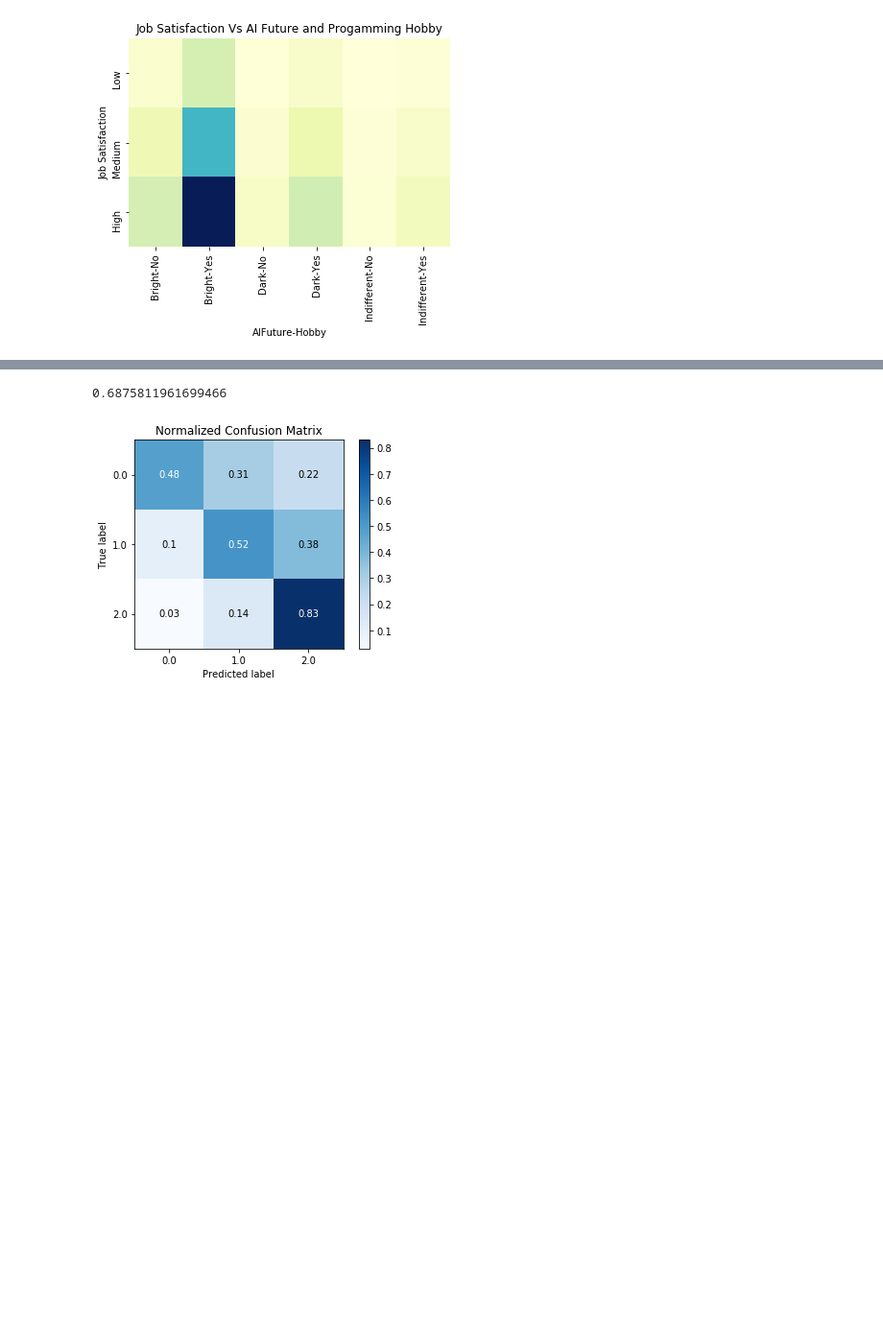
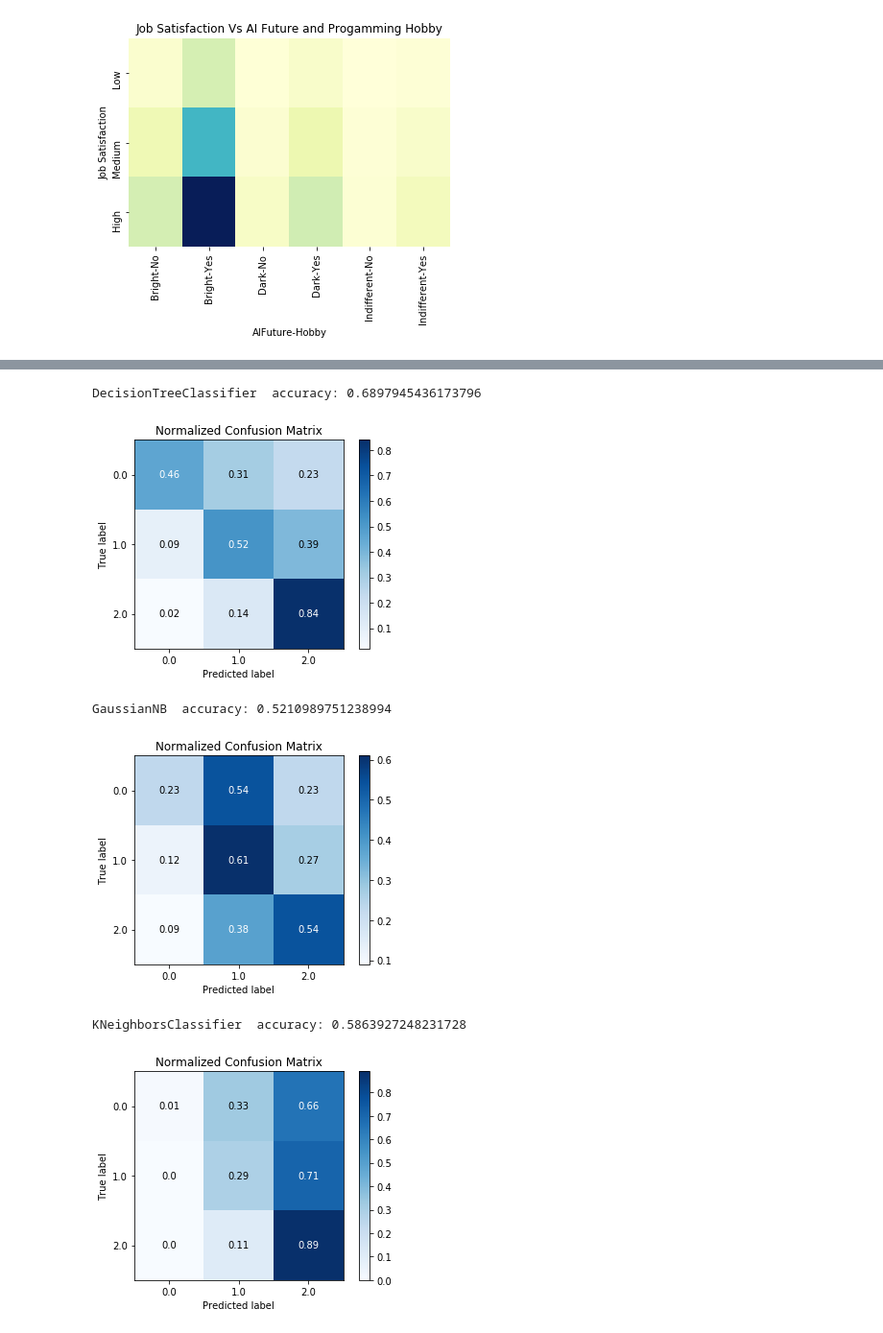
Before and after one commit to RashmiKhade/Udacity_DS_NanoDegree, a Jupyter notebook: Udacity_DataScientist_Term2_Proj1.ipynb, the cells around one changed output, grey strips where cells are left out. Shown at 96% size. Drawn from its saved outputs; the diff is of its cells as text; code cells hidden in the pictures; blank space fills up the shorter version.

```diff
--- a/Udacity_DataScientist_Term2_Proj1.ipynb
+++ b/Udacity_DataScientist_Term2_Proj1.ipynb
@@ -43,0 +301,4 @@ def remove_NaNs(df,col):
+# %%
+#Use the function to create X and y
+X, y = prepare_data(df_full)
+print(X.shape)
@@ -328,3 +534,0 @@ def clean_data(df):
-# %%
-#Use the function to create X and y
-X, y = clean_data(df_full)
@@ -413,17 +543,46 @@ plt.show()
-# %%
-# training a linear SVM classifier
-from sklearn.svm import SVC
-model = SVC(kernel = 'linear', C = 1).fit(X_train, y_train)
-y_pred = model.predict(X_test)
-
-# model accuracy for X_test
-accuracy = model.score(X_test, y_test)
-print(accuracy)
-
-# plotting a confusion matrix
-skplt.metrics.plot_confusion_matrix(y_test, y_pred, normalize=True)
-plt.show()
-# %% [output]
-0.6875811961699466
-[figure, removed]
+# %%
+def train_classifier(clf_dict):
+    '''
+    INPUT
+    clf_dict - dictionary of Classifiers
+
+    OUTPUT
+    None
+
+    Perform to following Steps
+    1. fit the training set to the Classifier
+    2. Predict the class for test set
+    3. Get the accuracy score on test set
+    4. Plot the confusion matrix for True and Predicted labels
+    '''
+    for key in clf_dict.keys():
+        clf = clf_dict[key]
+        # 1. fit the training set to the Classifier
+        model = clf.fit(X_train, y_train)
+
+        #2. Predict the labels for test set
+        y_pred = model.predict(X_test)
+
+        #3. Get the accuracy score on test set
+        accuracy = model.score(X_test, y_test)
+        print(key,' accuracy:',accuracy)
+
+        #4. Plot the confusion matrix for True and Predicted labels
+        skplt.metrics.plot_confusion_matrix(y_test, y_pred, normalize=True)
+        plt.show()
+# %%
+# training a DescisionTreeClassifier
+clf_dict = {}
+clf_dict['DecisionTreeClassifier'] = DecisionTreeClassifier(max_depth = 3)
+clf_dict['GaussianNB'] = GaussianNB()
+clf_dict['KNeighborsClassifier'] = KNeighborsClassifier(n_neighbors = 30)
+
+train_classifier(clf_dict)
+# %% [output]
+DecisionTreeClassifier  accuracy: 0.6897945436173796
+[figure, added]
+GaussianNB  accuracy: 0.5210989751238994
+[figure, added]
+KNeighborsClassifier  accuracy: 0.5863927248231728
+[figure, added]
 # %% [markdown]
```
Also changed, not shown: parts of 37 cells of this notebook.
